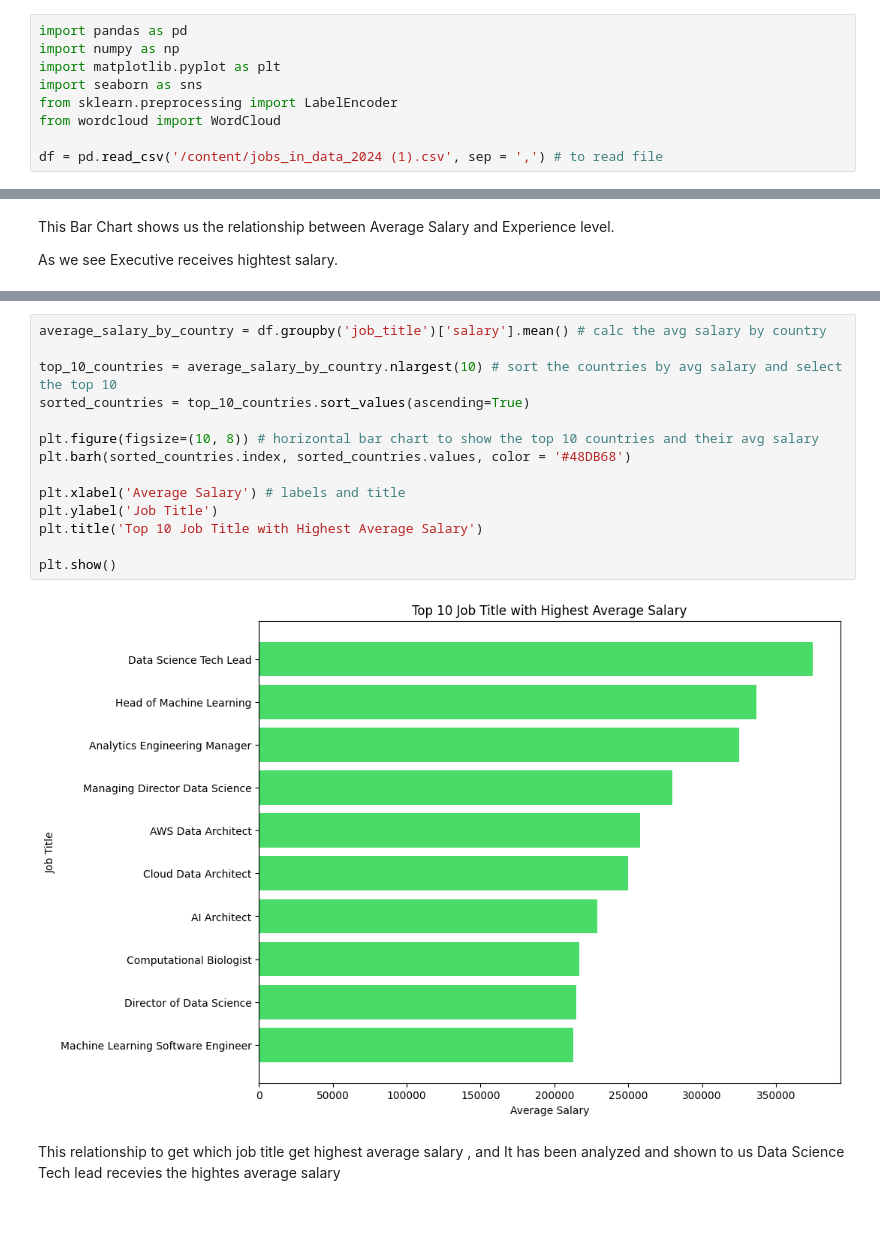
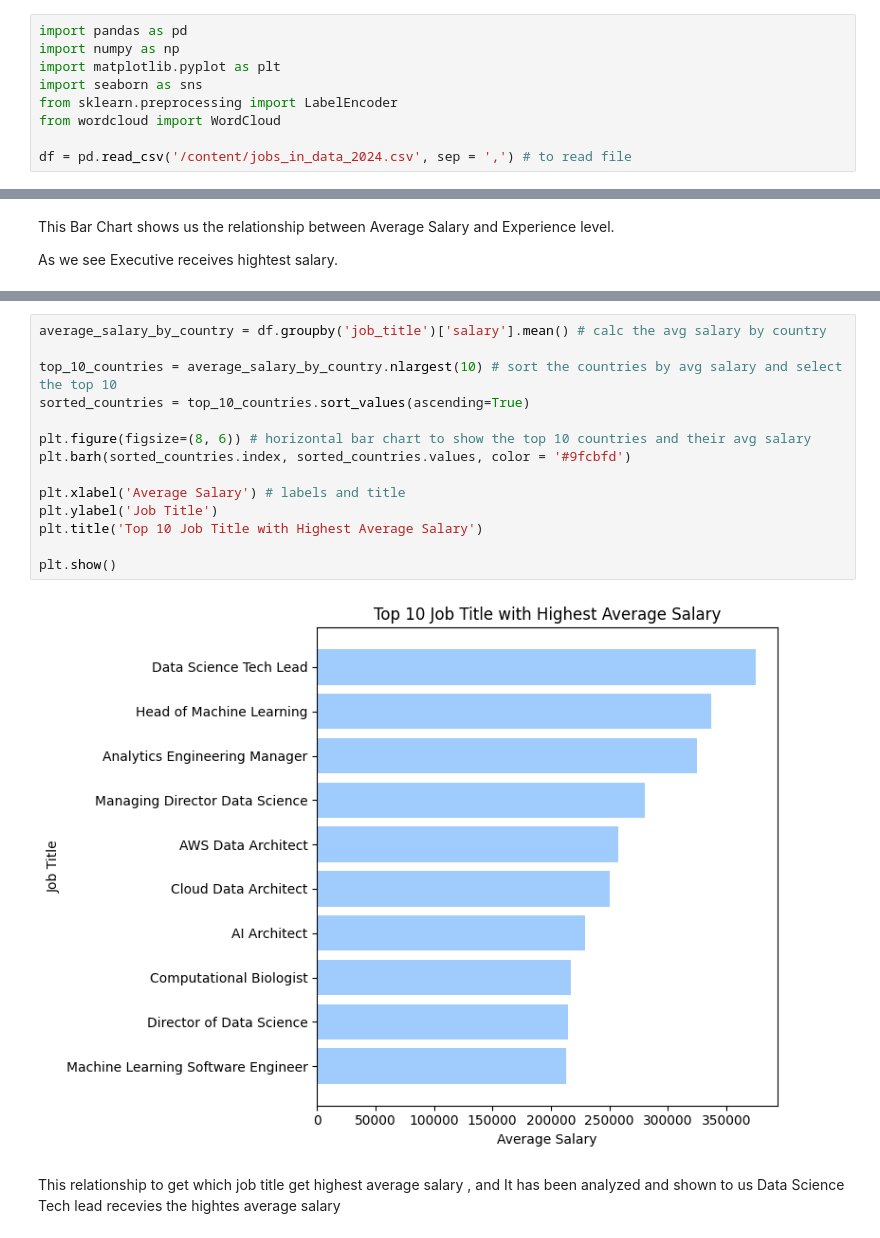
Before and after one commit to Adamixa/Data_field_job_analysis, a Jupyter notebook: notebook.ipynb, the cells around one changed output, grey strips where cells are left out. Cells and saved outputs as stored; diff of their text form.

```diff
--- a/notebook.ipynb
+++ b/notebook.ipynb
@@ -162,7 +12,7 @@ import seaborn as sns
 from sklearn.preprocessing import LabelEncoder
 from wordcloud import WordCloud
 
-df = pd.read_csv('/content/jobs_in_data_2024 (1).csv', sep = ',') # to read file
+df = pd.read_csv('/content/jobs_in_data_2024.csv', sep = ',') # to read file
 # %%
 df # to view the dataset
 # %% [output]
@@ -407,19 +256,19 @@ plt.show()
 # %%
 average_salary_by_country = df.groupby('job_title')['salary'].mean() # calc the avg salary by country
 
 top_10_countries = average_salary_by_country.nlargest(10) # sort the countries by avg salary and select the top 10
 sorted_countries = top_10_countries.sort_values(ascending=True)
 
-plt.figure(figsize=(10, 8)) # horizontal bar chart to show the top 10 countries and their avg salary
-plt.barh(sorted_countries.index, sorted_countries.values, color = '#48DB68')
+plt.figure(figsize=(8, 6)) # horizontal bar chart to show the top 10 countries and their avg salary
+plt.barh(sorted_countries.index, sorted_countries.values, color = '#9fcbfd')
 
 plt.xlabel('Average Salary') # labels and title
 plt.ylabel('Job Title')
 plt.title('Top 10 Job Title with Highest Average Salary')
 
 plt.show()
 # %% [output]
-[figure, old version]
+[figure, new version]
 # %% [markdown]
  This relationship to get which job title get highest average salary , and It has been analyzed and shown to us Data Science Tech lead recevies the hightes average salary
 # %%
```
Also changed, not shown: parts of 39 cells of this notebook.
